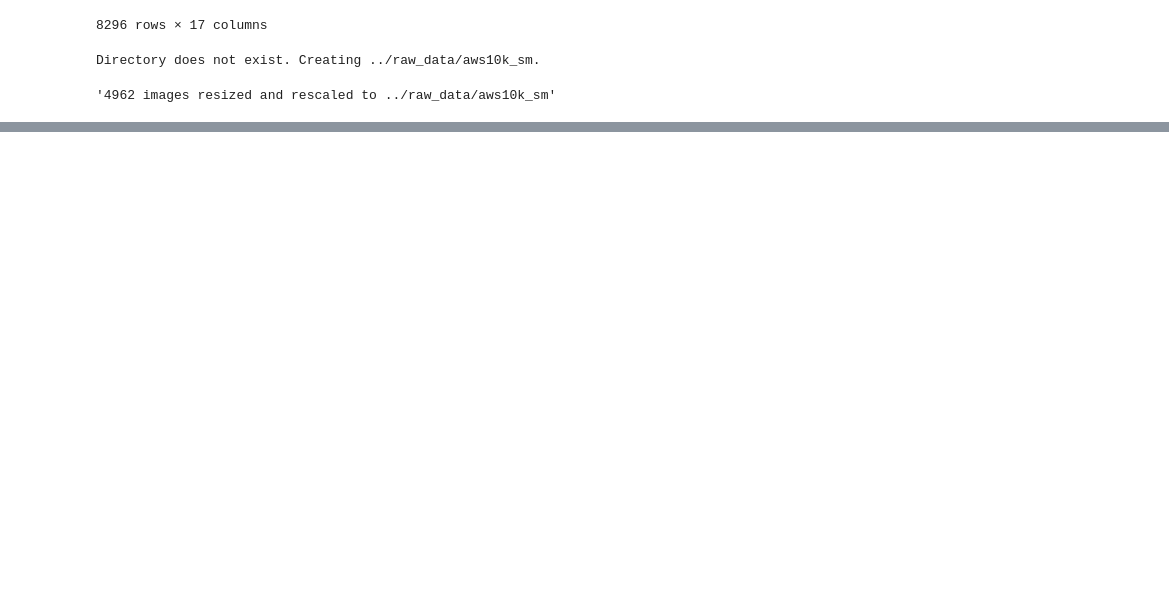
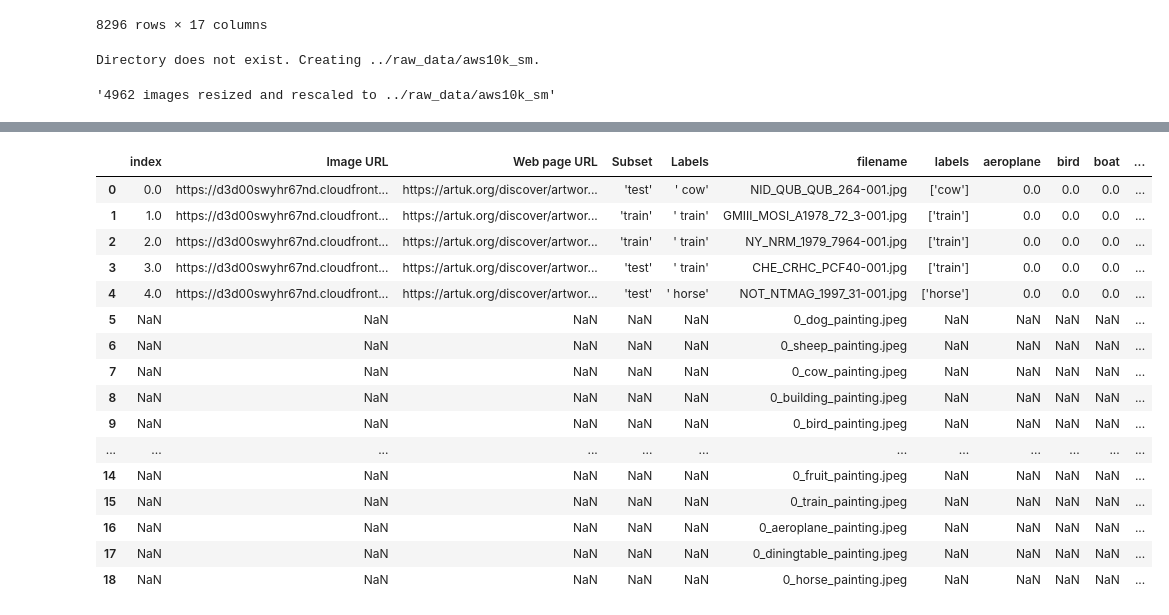
Before and after one commit to erniesg/Art-API, a Jupyter notebook: notebooks/dataloader.ipynb, the cells around one changed output, grey strips where cells are left out. Drawn from its saved outputs; the diff is of its cells as text; code cells hidden in the pictures; blank space fills up the shorter version.

```diff
--- a/notebooks/dataloader.ipynb
+++ b/notebooks/dataloader.ipynb
@@ -82,0 +108,2 @@ Directory does not exist. Creating ../raw_data/aws10k_sm.
+# %%
+df_test = df_test.head()
@@ -82,0 +132,21 @@ Directory does not exist. Creating ../raw_data/aws10k_sm.
+# %%
+fname = []
+for file in os.listdir("../raw_data/test_sm"):
+    fname.append(file)
+    df_comb = pd.concat([df_test, pd.DataFrame(fname, columns = ['filename'])], ignore_index=True)
+
+df_fname = pd.DataFrame(fname, columns = ['filename'])
+    # if "aeroplane" in file:
+    #     print(file)
+    # if "bird" in file:
+    #     print(file)
+    # if "boat" in file:
+    #     print(file)
+    # if "chair" in file:
+    #     print(file)
+    # if any(ele in file for cls in CLASSES):
+    #     res = any(ele in file for cls in CLASSES)
+    #     print(str(res))
+
+#    if any(file in url_string for cls in CLASSES):
+#    print(file)
@@ -82,0 +171,22 @@ Directory does not exist. Creating ../raw_data/aws10k_sm.
+# %%
+df_comb = pd.concat([df_test, pd.DataFrame(fname, columns = ['filename'])], ignore_index=True)
+# %%
+df_comb
+# %% [output]
+|  | index | Image URL | Web page URL | Subset | Labels | filename | labels | aeroplane | bird | boat | ... |
+| 0 | 0.0 | https://d3d00swyhr67nd.cloudfront... | https://artuk.org/discover/artwor... | 'test' | ' cow' | NID_QUB_QUB_264-001.jpg | ['cow'] | 0.0 | 0.0 | 0.0 | ... |
+| 1 | 1.0 | https://d3d00swyhr67nd.cloudfront... | https://artuk.org/discover/artwor... | 'train' | ' train' | GMIII_MOSI_A1978_72_3-001.jpg | ['train'] | 0.0 | 0.0 | 0.0 | ... |
+| 2 | 2.0 | https://d3d00swyhr67nd.cloudfront... | https://artuk.org/discover/artwor... | 'train' | ' train' | NY_NRM_1979_7964-001.jpg | ['train'] | 0.0 | 0.0 | 0.0 | ... |
+| 3 | 3.0 | https://d3d00swyhr67nd.cloudfront... | https://artuk.org/discover/artwor... | 'test' | ' train' | CHE_CRHC_PCF40-001.jpg | ['train'] | 0.0 | 0.0 | 0.0 | ... |
+| 4 | 4.0 | https://d3d00swyhr67nd.cloudfront... | https://artuk.org/discover/artwor... | 'test' | ' horse' | NOT_NTMAG_1997_31-001.jpg | ['horse'] | 0.0 | 0.0 | 0.0 | ... |
+| 5 | NaN | NaN | NaN | NaN | NaN | 0_dog_painting.jpeg | NaN | NaN | NaN | NaN | ... |
+| 6 | NaN | NaN | NaN | NaN | NaN | 0_sheep_painting.jpeg | NaN | NaN | NaN | NaN | ... |
+| 7 | NaN | NaN | NaN | NaN | NaN | 0_cow_painting.jpeg | NaN | NaN | NaN | NaN | ... |
+| 8 | NaN | NaN | NaN | NaN | NaN | 0_building_painting.jpeg | NaN | NaN | NaN | NaN | ... |
+| 9 | NaN | NaN | NaN | NaN | NaN | 0_bird_painting.jpeg | NaN | NaN | NaN | NaN | ... |
+| ... | ... | ... | ... | ... | ... | ... | ... | ... | ... | ... | ... |
+| 14 | NaN | NaN | NaN | NaN | NaN | 0_fruit_painting.jpeg | NaN | NaN | NaN | NaN | ... |
+| 15 | NaN | NaN | NaN | NaN | NaN | 0_train_painting.jpeg | NaN | NaN | NaN | NaN | ... |
+| 16 | NaN | NaN | NaN | NaN | NaN | 0_aeroplane_painting.jpeg | NaN | NaN | NaN | NaN | ... |
+| 17 | NaN | NaN | NaN | NaN | NaN | 0_diningtable_painting.jpeg | NaN | NaN | NaN | NaN | ... |
+| 18 | NaN | NaN | NaN | NaN | NaN | 0_horse_painting.jpeg | NaN | NaN | NaN | NaN | ... |
```
Also changed, not shown: parts of 23 cells of this notebook, 12 other files.
